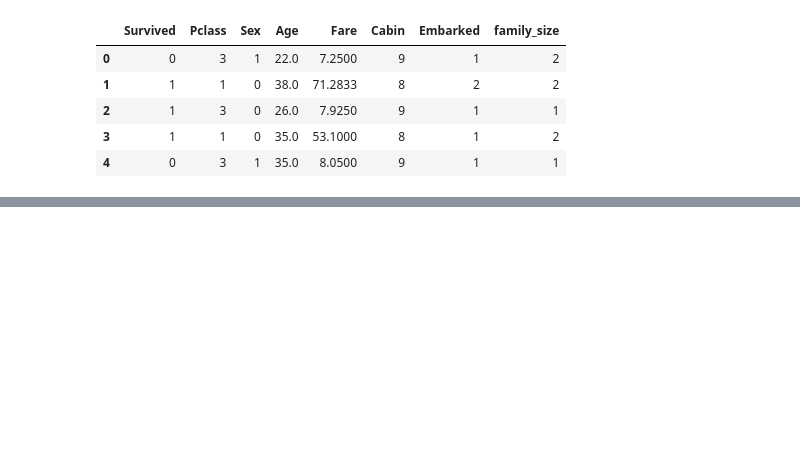
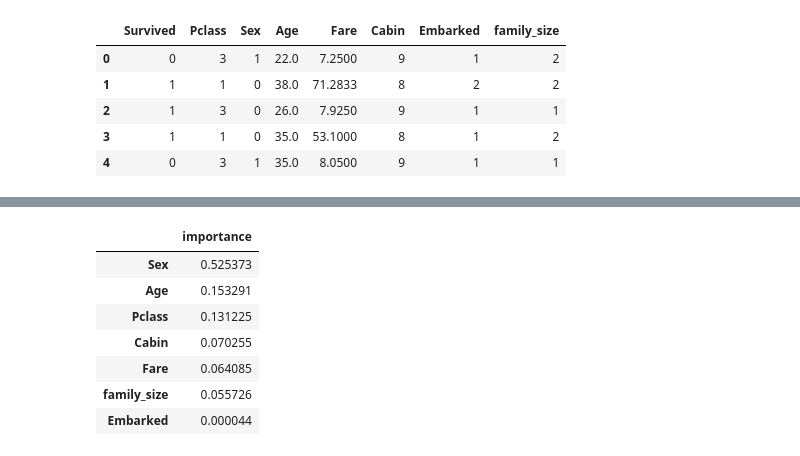
Before and after one commit to qSergio/Intro2ML, a Jupyter notebook: Session2/Supervised_Learning_Classification.ipynb, the cells around one changed output, grey strips where cells are left out. Cells and saved outputs as stored; diff of their text form; code cells hidden in the pictures; blank space fills up the shorter version.

```diff
--- a/Session2/Supervised_Learning_Classification.ipynb
+++ b/Session2/Supervised_Learning_Classification.ipynb
@@ -373,0 +374,15 @@ weighted avg       0.81      0.81      0.80       268
+# %%
+## feature importance
+feature_importances = pd.DataFrame(dectree_grid.feature_importances_,
+                                   index = train_cols,
+                                    columns=['importance'])
+feature_importances.sort_values(by='importance', ascending=False)#.head(10)
+# %% [output]
+|  | importance |
+| Sex | 0.525373 |
+| Age | 0.153291 |
+| Pclass | 0.131225 |
+| Cabin | 0.070255 |
+| Fare | 0.064085 |
+| family_size | 0.055726 |
+| Embarked | 0.000044 |
```
Also changed, not shown: parts of 13 cells of this notebook.
